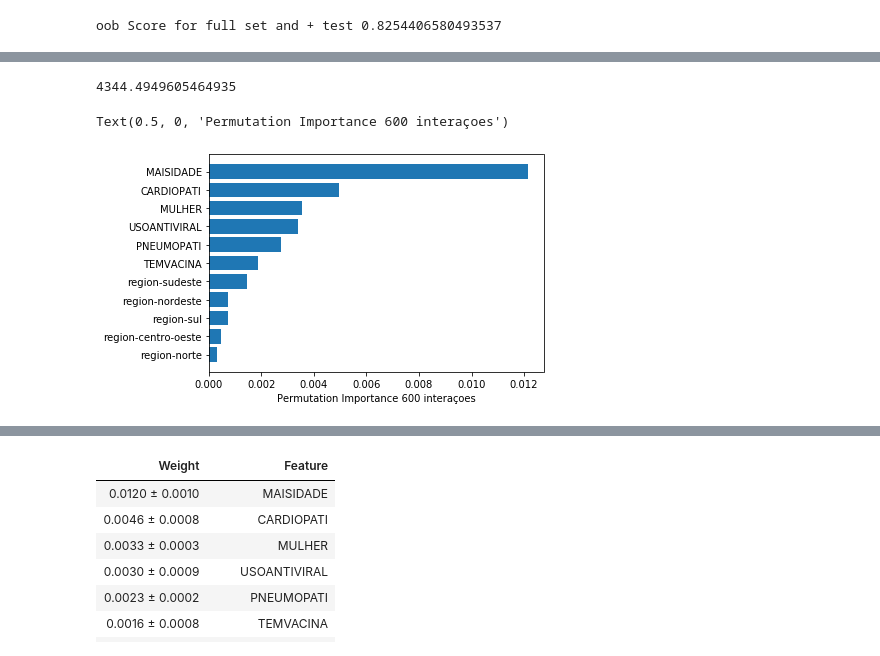
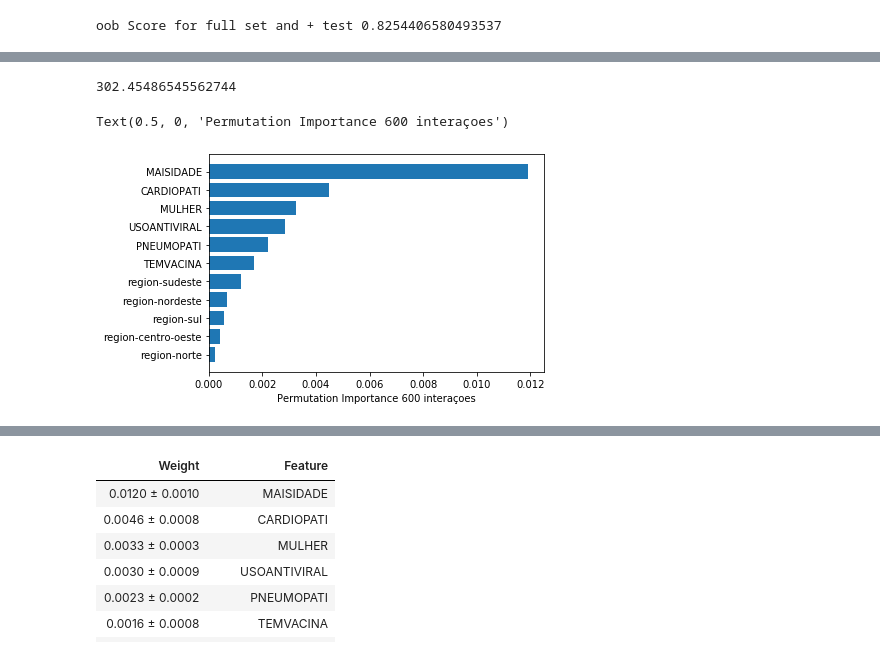
Before and after one commit to brunoartc/IC-Virus-Gripe, a Jupyter notebook: ML-Copy2.ipynb, the cells around one changed output, grey strips where cells are left out. Cells and saved outputs as stored; diff of their text form; code cells hidden in the pictures.

```diff
--- a/ML-Copy2.ipynb
+++ b/ML-Copy2.ipynb
@@ -135,3 +133,5 @@ def load_dataframes(df):
+# %%
+raw_df = get_dataframes()
 # %%
 df_processed = load_dataframes(raw_df.copy())
 df = df_processed[6].dropna() #TODO check with 5 only e use complete
@@ -233,17 +256,18 @@ import time
 
 start = time.time()
 
-pii = permutation_importance(rf, train_features, train_mortes, n_repeats=600, n_jobs=-1) #pegar todos os dados
+pii = permutation_importance(rf, raw_train_features, raw_train_mortes, n_repeats=20, n_jobs=10) #pegar todos os dados
+pii_v = permutation_importance(rf_v, raw_train_features_v, raw_train_mortes_v, n_repeats=20, n_jobs=10) #pegar todos os dados
 end = time.time()
 print(end - start)
 # %% [output]
-4344.4949605464935
+302.45486545562744
 # %%
 import matplotlib.pyplot as plt
 
 sorted_idx = pii.importances_mean.argsort()
 plt.barh(df_drop.columns[sorted_idx], pii.importances_mean[sorted_idx])
-plt.xlabel("Permutation Importance 600 interaçoes")
+plt.xlabel("Permutation Importance 20 interaçoes")
 # %% [output]
 Text(0.5, 0, 'Permutation Importance 600 interaçoes')
-[figure, old version]
+[figure, new version]
```
Also changed, not shown: parts of 8 cells of this notebook.
